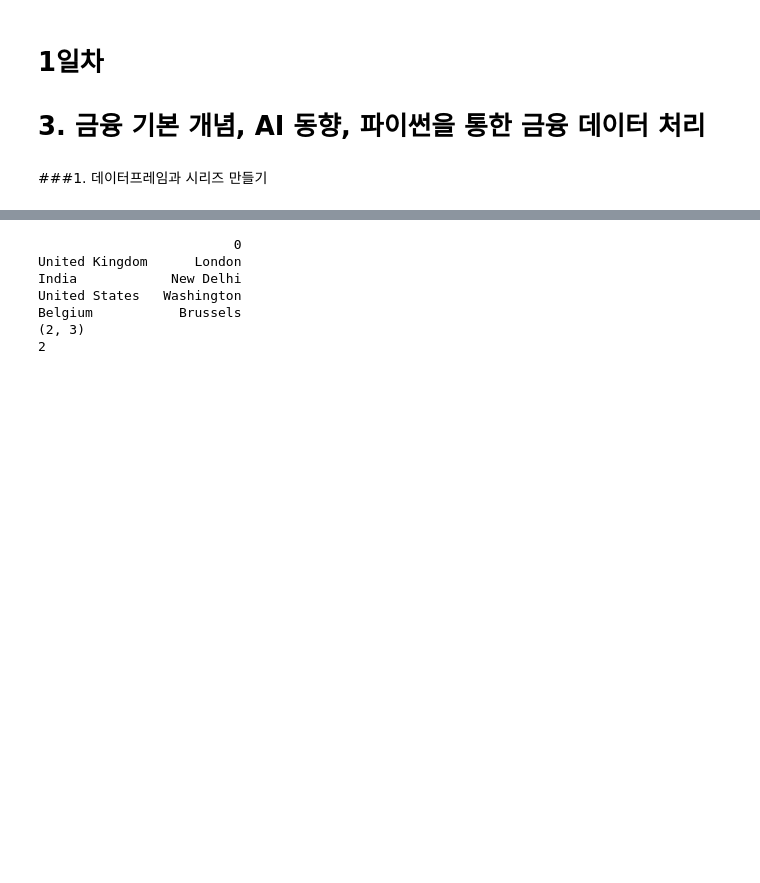
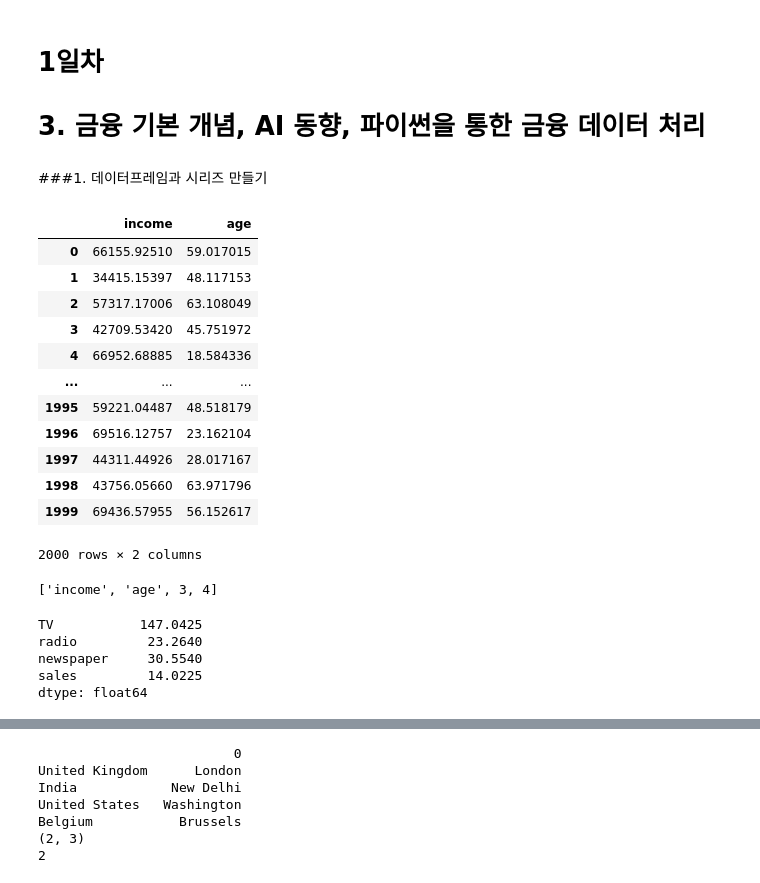
Before and after one commit to dmlcksghd/financialEngineering, a Jupyter notebook: 1회차/1일차/SHFE_202412_1_1.ipynb, the cells around one changed output, grey strips where cells are left out. Saved outputs shown, nothing was run; the diff lists cells and outputs as text; code cells hidden in the pictures; blank space fills up the shorter version.

```diff
--- a/1회차/1일차/SHFE_202412_1_1.ipynb
+++ b/1회차/1일차/SHFE_202412_1_1.ipynb
@@ -81,12 +81,47 @@
 # %%
 import pandas as pd
 df = pd.read_csv("creditset2.csv")
 # df.info()
 # df.income
 # df["income"]
 df[["income"]]
+df[["income", "age"]]
 # print(df.head())
+# %% [output]
+|  | income | age |
+| 0 | 66155.92510 | 59.017015 |
+| 1 | 34415.15397 | 48.117153 |
+| 2 | 57317.17006 | 63.108049 |
+| 3 | 42709.53420 | 45.751972 |
+| 4 | 66952.68885 | 18.584336 |
+| ... | ... | ... |
+| 1995 | 59221.04487 | 48.518179 |
+| 1996 | 69516.12757 | 23.162104 |
+| 1997 | 44311.44926 | 28.017167 |
+| 1998 | 43756.05660 | 63.971796 |
+| 1999 | 69436.57955 | 56.152617 |
+2000 rows × 2 columns
 # %%
 a = 3
 b = 4
 c = [3, 4]  # 리스트
+c = ["income", "age", 3, 4]
+print(c)
+# %% [output]
+['income', 'age', 3, 4]
+# %%
+# adv.csv 파일을 읽거, TV, radio컬럼을 선택해보기
+import pandas as pd
+df = pd.read_csv("adv.csv", index_col=0,)
+
+df2 = df[["TV", "radio"]]
+df2.head(5) #.head(), .tail(), .sample()
+# df.info()
+df.describe()
+df.mean()
+# %% [output]
+TV           147.0425
+radio         23.2640
+newspaper     30.5540
+sales         14.0225
+dtype: float64
```
Also changed, not shown: parts of 7 cells of this notebook.
